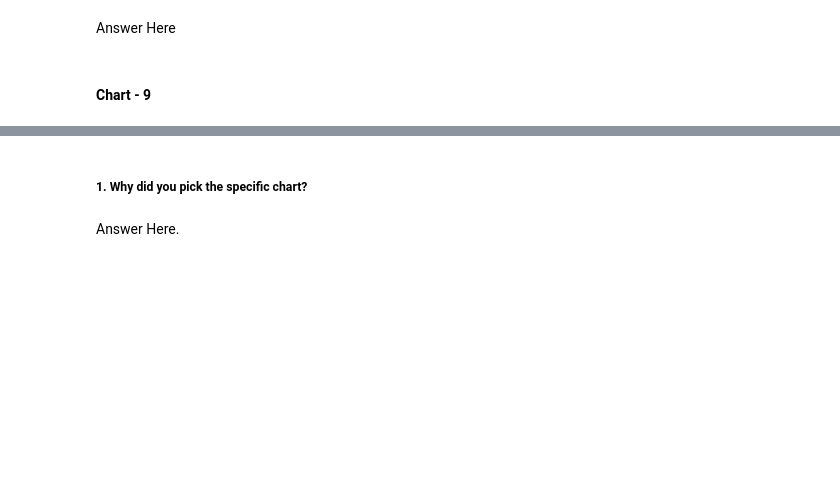
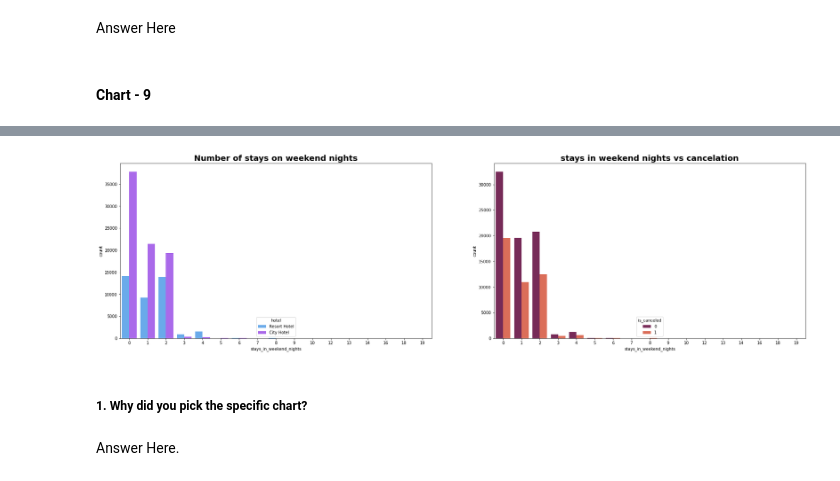
Before and after one commit to ansarshaikh95/EDA-Hotel-booking-analysis, a Jupyter notebook: EDA_Hotel_booking_Analysis.ipynb, the cells around one changed output, grey strips where cells are left out. Saved outputs shown, nothing was run; the diff lists cells and outputs as text; code cells hidden in the pictures; blank space fills up the shorter version.

```diff
--- a/EDA_Hotel_booking_Analysis.ipynb
+++ b/EDA_Hotel_booking_Analysis.ipynb
@@ -972,3 +1001,17 @@ Answer Here
+# %%
+# Chart - 9 visualization
+plt.figure(figsize=(15, 8))
+plt.subplot(1, 2, 1)
+sns.countplot(x='stays_in_weekend_nights',hue='hotel', data=df, palette='cool')
+plt.title("Number of stays on weekend nights",fontweight="bold", size=20)
+plt.subplot(1, 2, 2)
+sns.countplot(data = df, x = 'stays_in_weekend_nights', hue='is_canceled', palette='rocket')
+plt.title('stays in weekend nights vs cancelation',fontweight="bold", size=20)
+plt.subplots_adjust(right=1.7)
+
+plt.show()
+# %% [output]
+[figure, added]
 # %% [markdown]
 ##### 1. Why did you pick the specific chart?
 # %% [markdown]
```
Also changed, not shown: parts of 30 cells of this notebook.
